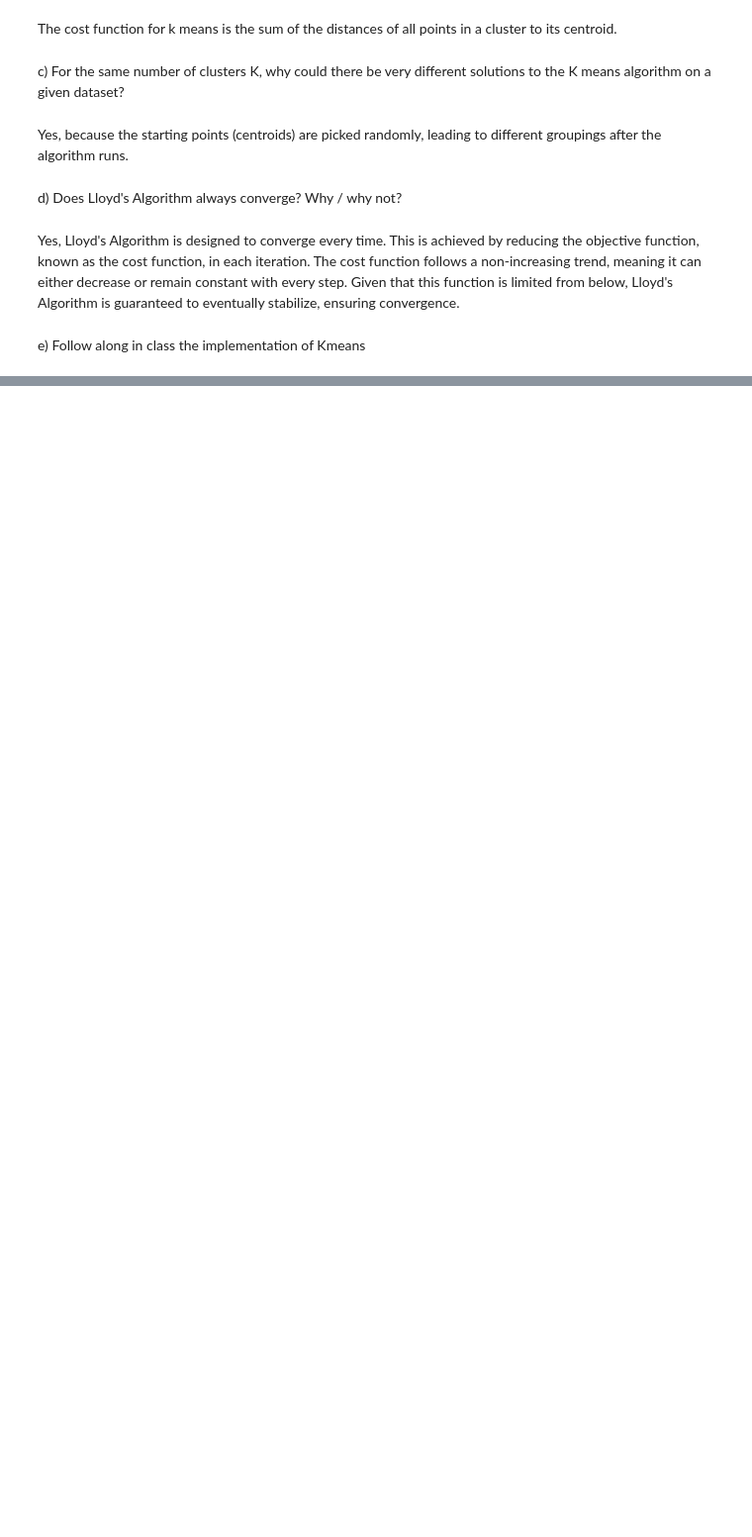
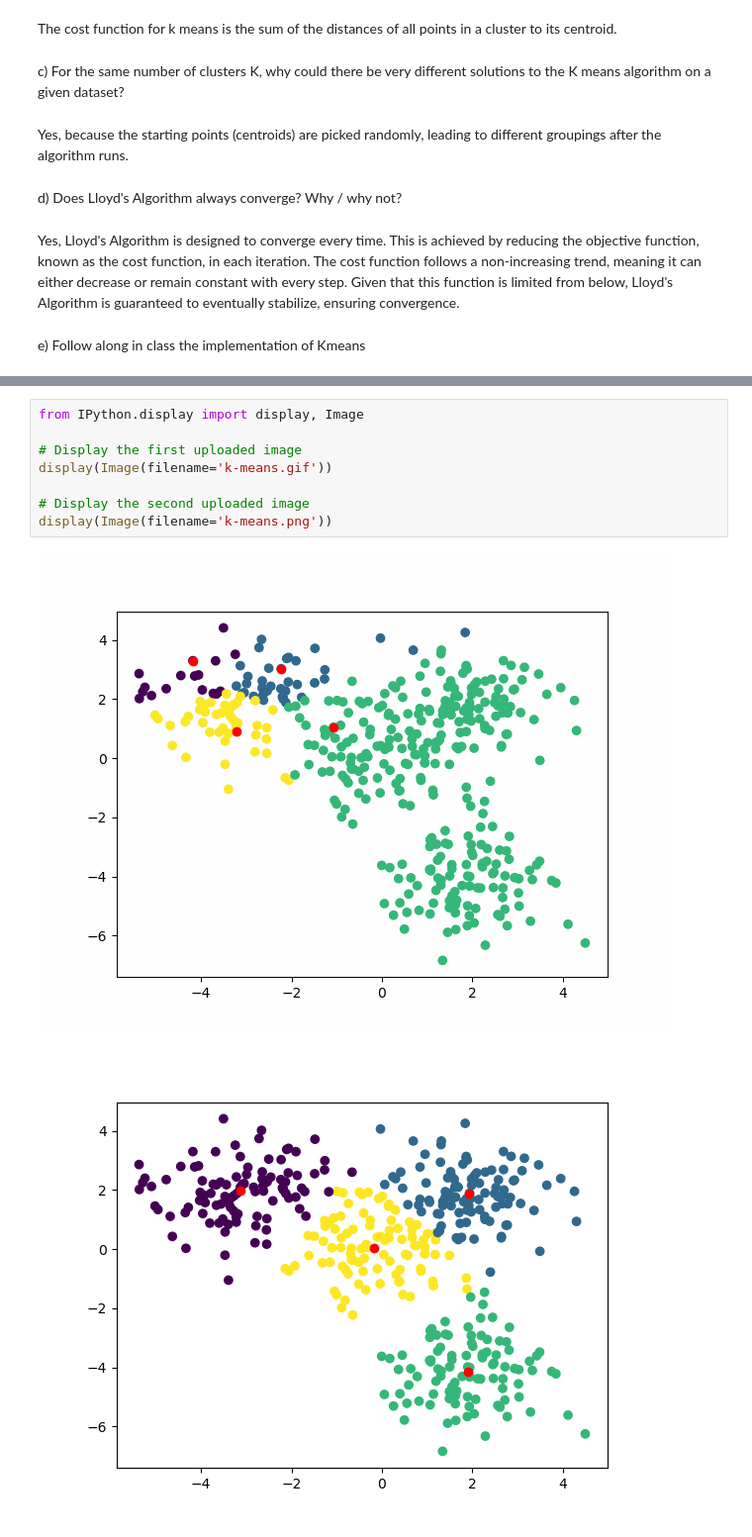
Before and after one commit to MaoMaoCV/Data-Science-Fundamentals, a Jupyter notebook: lecture_05/worksheet_05.ipynb, the cells around one changed output, grey strips where cells are left out. Shown at 99% size. Saved outputs shown, nothing was run; the diff lists cells and outputs as text; blank space fills up the shorter version.

Commit message:
display

```diff
--- a/lecture_05/worksheet_05.ipynb
+++ b/lecture_05/worksheet_05.ipynb
@@ -197,3 +181,14 @@ images[0].save(
     loop=0,
     duration=500
 )
+# %%
+from IPython.display import display, Image
+
+# Display the first uploaded image
+display(Image(filename='k-means.gif'))
+
+# Display the second uploaded image
+display(Image(filename='k-means.png'))
+# %% [output]
+[figure, added]
+[figure, added]
```
Also changed, not shown: parts of 1 cell of this notebook, 3 other files.
